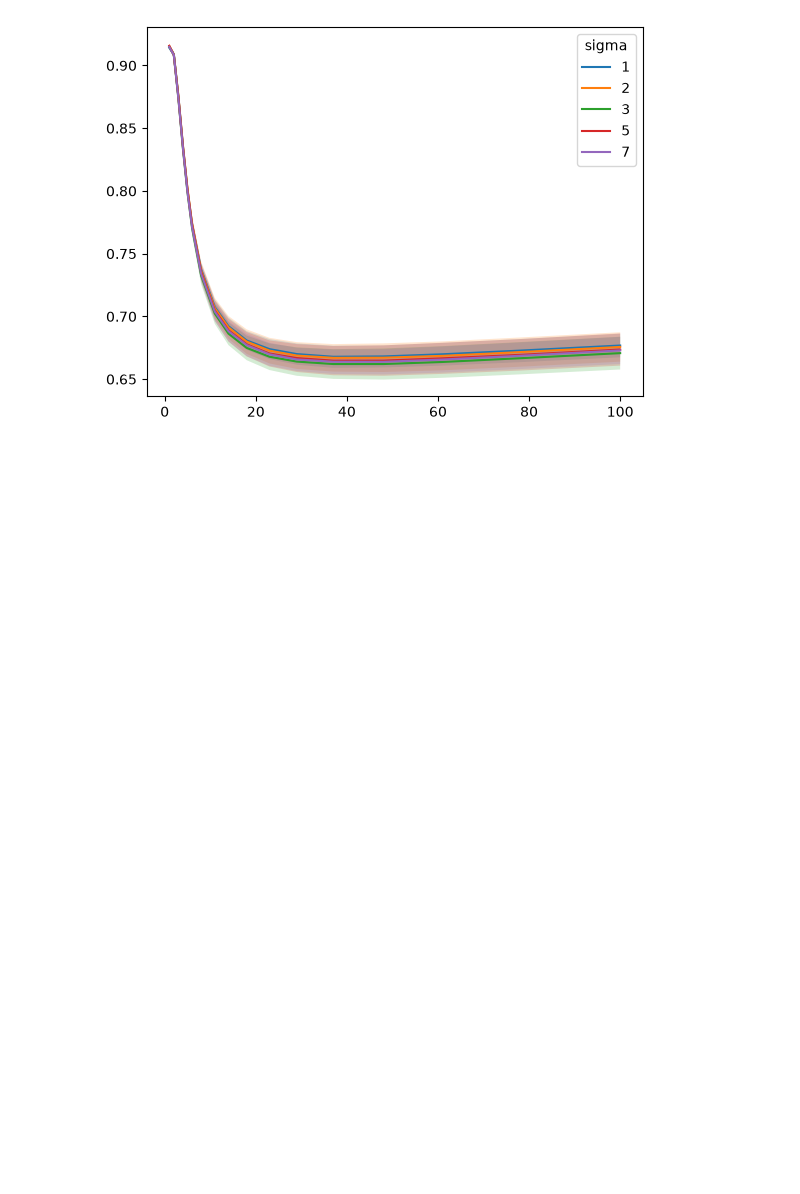
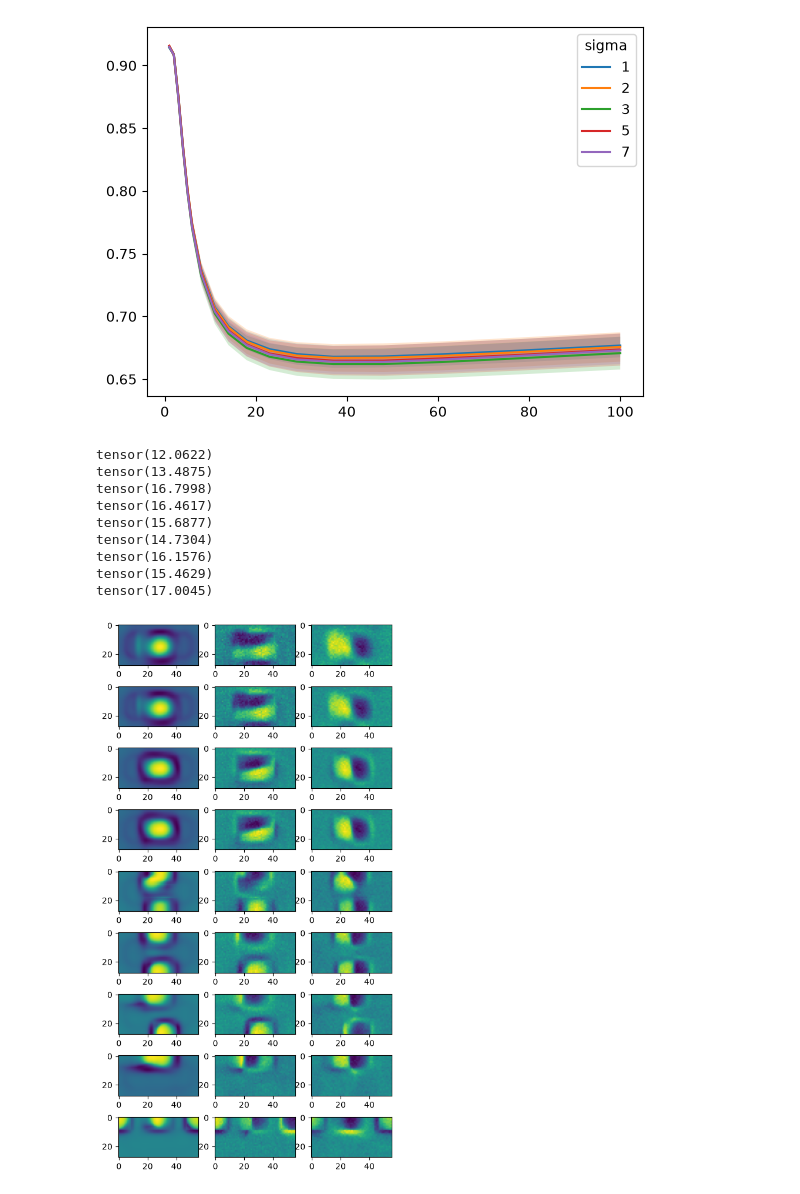
Before and after one commit to NathanSoeding/sensorium, a Jupyter notebook: analysis/entropy_reg.ipynb, the cells around one changed output. Cells and saved outputs as stored; diff of their text form; code cells hidden in the pictures; blank space fills up the shorter version.

```diff
--- a/analysis/entropy_reg.ipynb
+++ b/analysis/entropy_reg.ipynb
@@ -300,3 +329,27 @@ plt.legend(title='sigma')
 plt.show()
 # %% [output]
 [figure]
+# %%
+fig, axs = plt.subplots(len(models), 3, figsize=(6, 12))
+for i, (e, e_models) in enumerate(models.items()):
+    model = e_models[0]
+    ro = model.readout[data_keys[0]]
+    b = ro.spatial_b[0].detach().cpu()
+    w0 = ro.spatial_w[0].detach().cpu()
+    w1 = ro.spatial_w[1].detach().cpu()
+    ax = axs[i]
+    ax[0].imshow(b)
+    ax[1].imshow(w0)
+    ax[2].imshow(w1)
+    print(b.max())
+# %% [output]
+tensor(12.0622)
+tensor(13.4875)
+tensor(16.7998)
+tensor(16.4617)
+tensor(15.6877)
+tensor(14.7304)
+tensor(16.1576)
+tensor(15.4629)
+tensor(17.0045)
+[figure, added]
```
Also changed, not shown: parts of 8 cells of this notebook, 4 other files.
